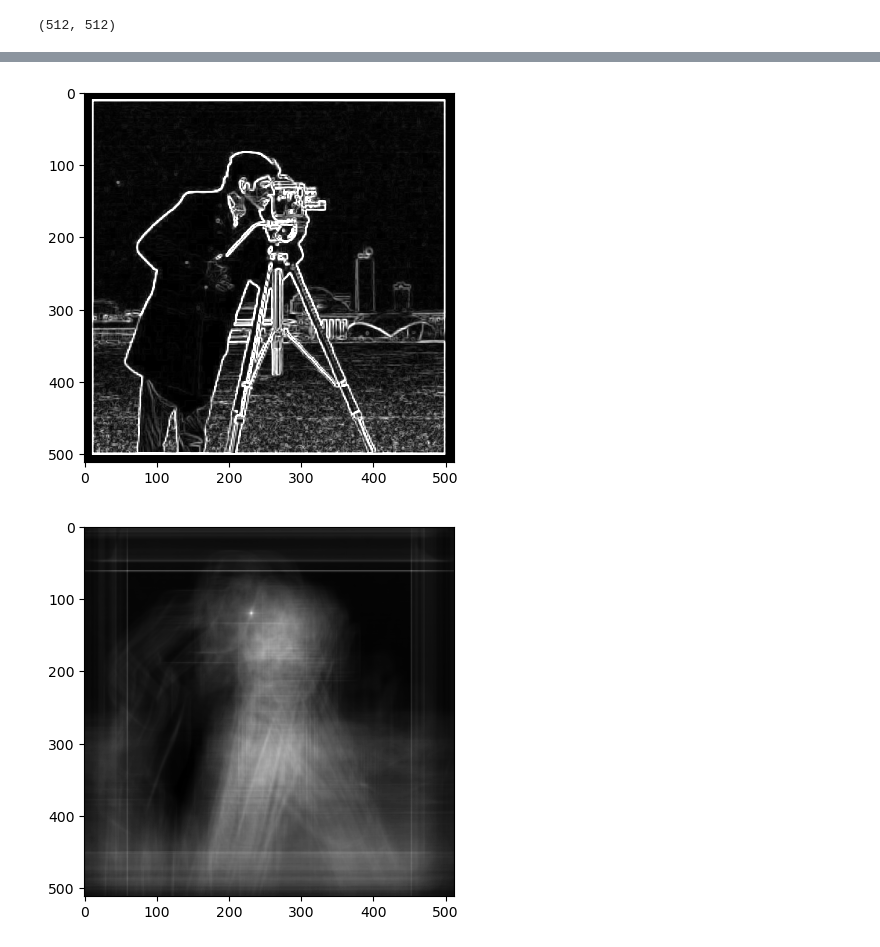
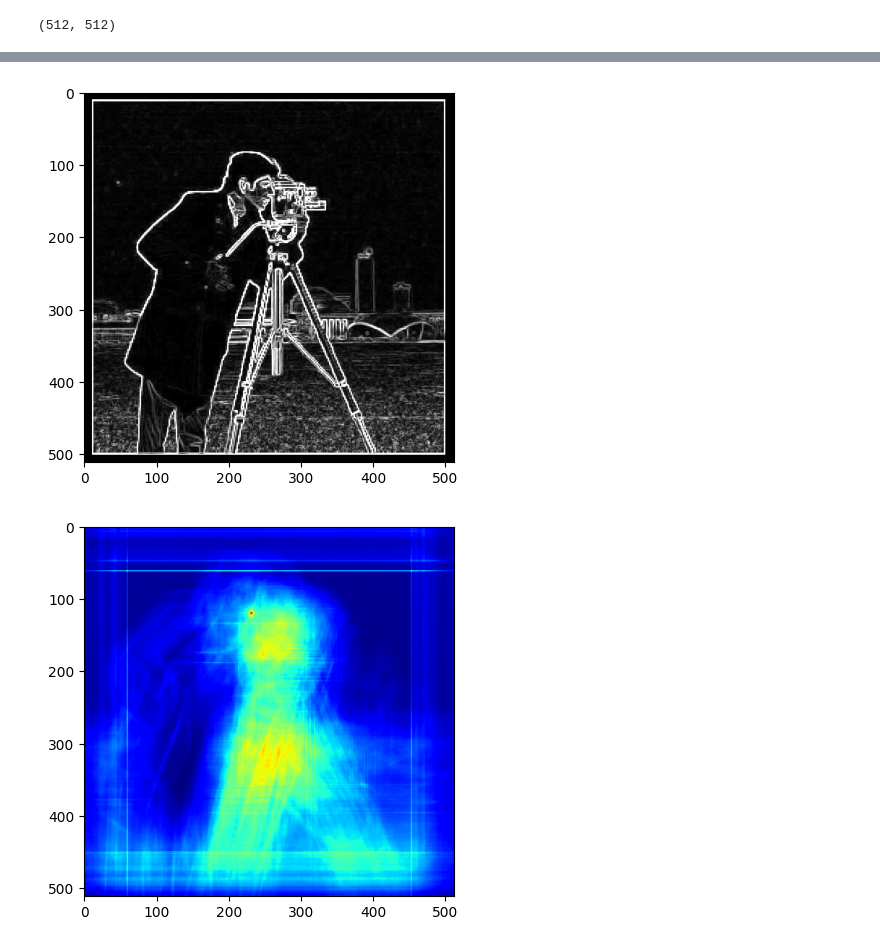
Before and after one commit to vdutell/cv_demos, a Jupyter notebook: template.ipynb, the cells around one changed output, grey strips where cells are left out. Cells and saved outputs as stored; diff of their text form; code cells hidden in the pictures.

```diff
--- a/template.ipynb
+++ b/template.ipynb
@@ -64,11 +150,9 @@ def crop_center(img,cropx,cropy):
 import os
 #os.chdir(r"C:\github\template")
 
-img_large = cv2.imread('cameraman.jpg')
-
-img_template = cv2.imread('head.jpg')
-
-
+#read in our images
+img_large = cv2.imread('imgs/cameraman.jpg')
+img_template = cv2.imread('imgs/head.jpg')
 
 # Convert images to grayscale
 img_template = cv2.cvtColor(img_template, cv2.COLOR_BGR2GRAY)
@@ -102,13 +185,17 @@ img_response = response_fft(img_large,img_template)
 # %%
+## FFT version (increases speed)
+img_response = response_fft(img_large,img_template)
+
+
 plt.imshow(img_template, cmap=plt.cm.gray, vmin=0, vmax=255)
 plt.figure()
 plt.imshow(img_large, cmap=plt.cm.gray, vmin=0, vmax=255)
 plt.figure()
-plt.imshow(img_response, cmap=plt.cm.gray)
+plt.imshow(img_response,  cmap='jet')
 
 
 plt.show()
 # %% [output]
 [figure]
-[figure, old version]
+[figure, new version]
-[figure, old version]
+[figure, new version]
```
Also changed, not shown: parts of 12 cells of this notebook.
